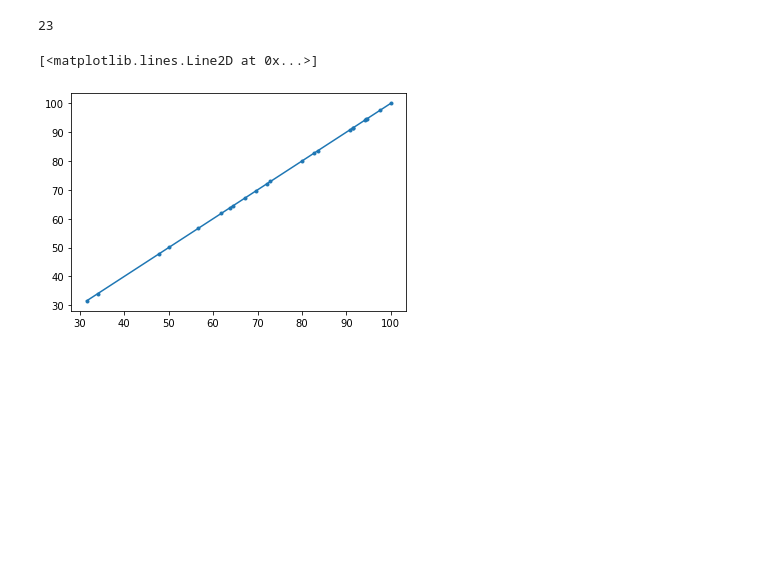
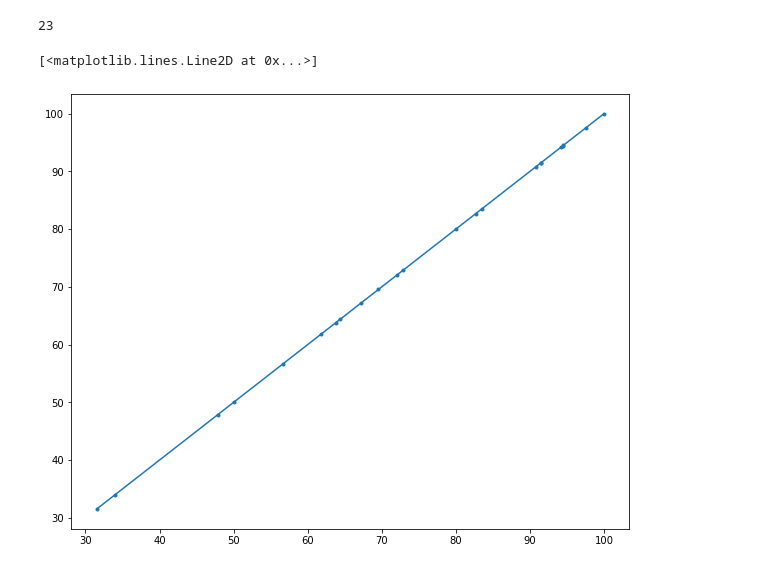
Before and after one commit to ctb/2020-rerun-hu-s1, a Jupyter notebook: compare-v2.ipynb, the cells around one changed output. Drawn from its saved outputs; the diff is of its cells as text; code cells hidden in the pictures; blank space fills up the shorter version.

```diff
--- a/compare-v2.ipynb
+++ b/compare-v2.ipynb
@@ -247,8 +249,9 @@ len(gbio_checkm_df)
 # %% [output]
 23
 # %%
+pyplot.figure(figsize=(10, 8))
 pyplot.plot(gbio_checkm_df.bin_complete, v2_checkm_df.bin_complete, '.-')
 # %% [output]
 [<matplotlib.lines.Line2D at 0x...>]
-[figure, old version]
+[figure, new version]
 # %%
```
Also changed, not shown: parts of 4 cells of this notebook.
